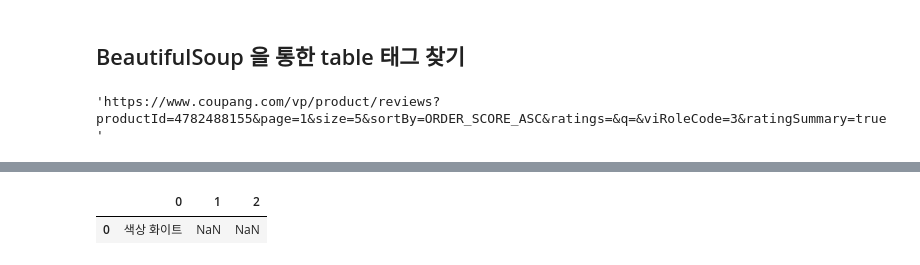
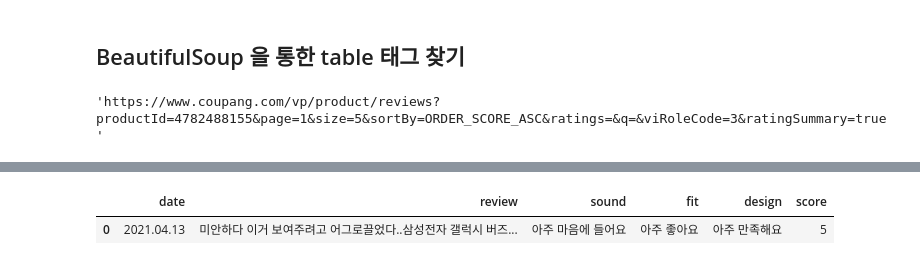
Before and after one commit to kkh9198/TIL, a Jupyter notebook: url로 쿠팡.ipynb, the cells around one changed output, grey strips where cells are left out. Cells and saved outputs as stored; diff of their text form; code cells hidden in the pictures.

```diff
--- a/url로 쿠팡.ipynb
+++ b/url로 쿠팡.ipynb
@@ -145,6 +57,15 @@ TypeError: cannot concatenate object of type '<class 'str'>'; only Series and Da
-# %%
-https://www.coupang.com/vp/product/reviews?productId=4782488155&page=1&size=5&sortBy=ORDER_SCORE_ASC&ratings=&q=&viRoleCode=3&ratingSummary=true
-https://www.coupang.com/vp/product/reviews?productId=4782488155&page=2&size=5&sortBy=ORDER_SCORE_ASC&ratings=&q=&viRoleCode=3&ratingSummary=true
-# %% [output]
-|  | 0 | 1 | 2 |
-| 0 | 색상 화이트 | NaN | NaN |
+# %%
+
+review = html.find_all("div", {"class": "sdp-review__article__list__review__content js_reviewArticleContent"})
+answer = html.find_all("div", {"class": "sdp-review__article__list__survey"})
+date=html.find_all("div", {"class": "sdp-review__article__list__info__product-info__reg-date"})
+score=html.find_all("div", {"class": "sdp-review__article__list__info__product-info__star-orange js_reviewArticleRatingValue"})
+# %%
+a=date[0].get_text().replace('\n','').strip()
+b=review[0].get_text().replace('\n','').strip()
+ans_sound=answer[0].get_text().replace('\n','').strip().replace('디자인','').replace('착용감','-').replace('음질','-').split('-')[0]
+ans_fit=answer[0].get_text().replace('\n','').strip().replace('디자인','').replace('착용감','-').replace('음질','-').split('-')[1]
+ans_design=answer[0].get_text().replace('\n','').strip().replace('디자인','').replace('착용감','-').replace('음질','-').split('-')[2]
+star=score[0].get("data-rating")
+# %%
+data={'date':[a],'review':[b],'sound':[ans_sound],'fit':[ans_fit],'design':[ans_design],'score':[star]}
@@ -150,0 +74,5 @@ https://www.coupang.com/vp/product/reviews?productId=4782488155&page=2&size=5&so
+# %%
+pd.DataFrame(data)
+# %% [output]
+|  | date | review | sound | fit | design | score |
+| 0 | 2021.04.13 | 미안하다 이거 보여주려고 어그로끌었다..삼성전자 갤럭시 버즈... | 아주 마음에 들어요 | 아주 좋아요 | 아주 만족해요 | 5 |
```
Also changed, not shown: parts of 19 cells of this notebook.
